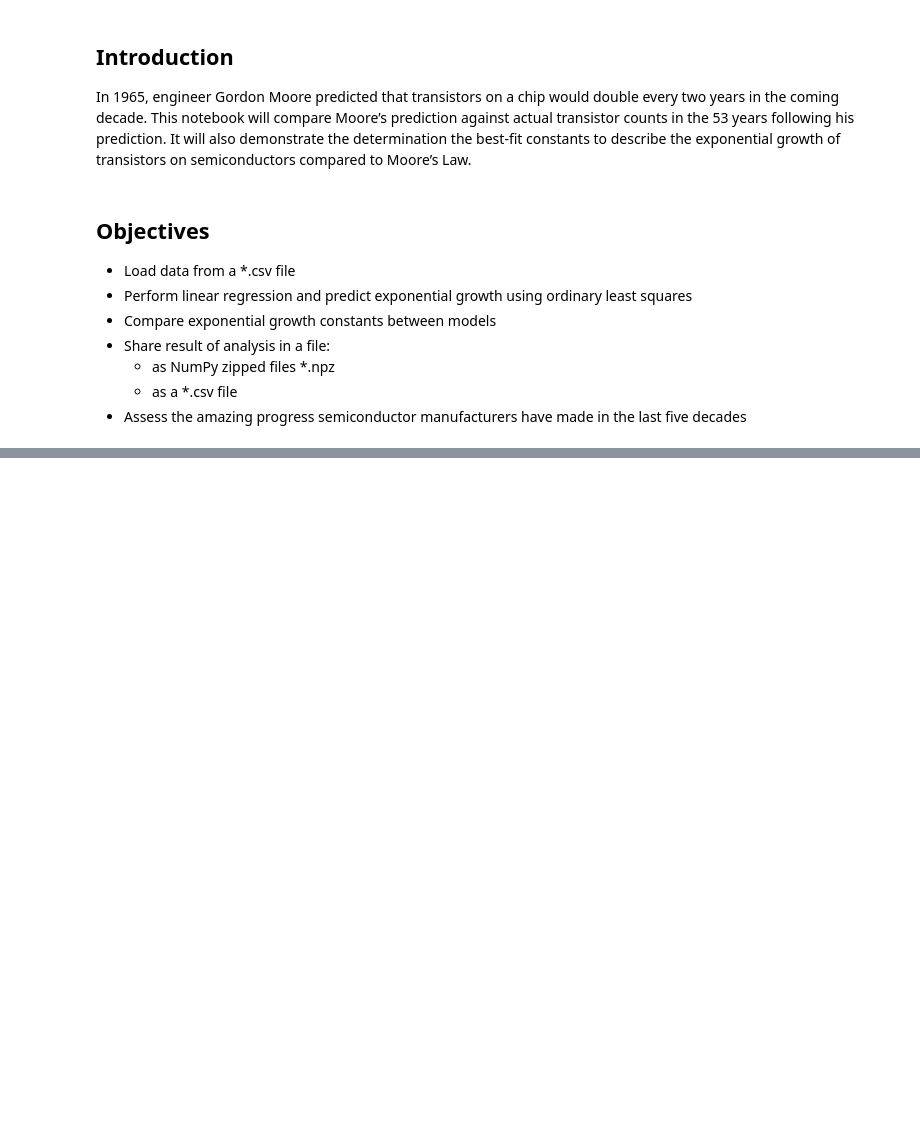
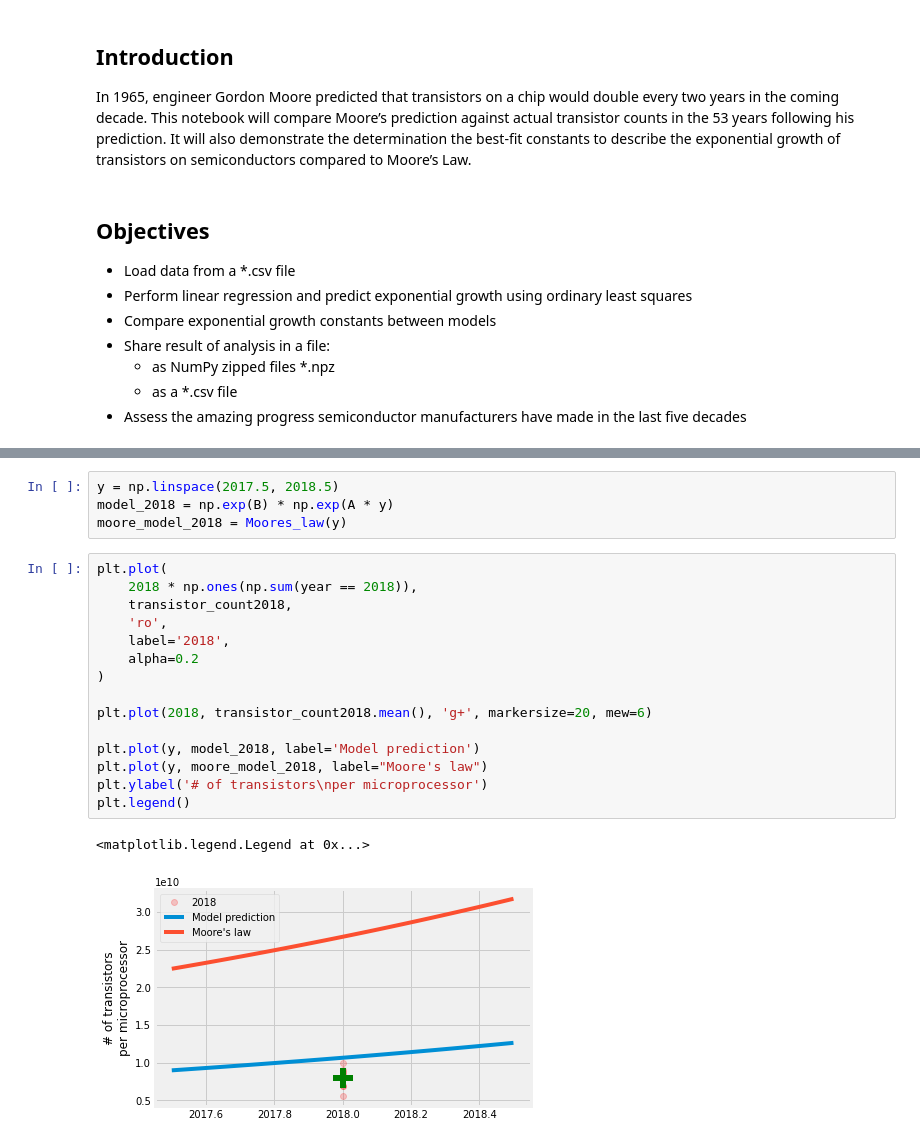
Before and after one commit to rifatrakib/practical-numpy, a Jupyter notebook: moore-law.ipynb, the cells around one changed output, grey strips where cells are left out. Saved outputs shown, nothing was run; the diff lists cells and outputs as text; blank space fills up the shorter version.

```diff
--- a/moore-law.ipynb
+++ b/moore-law.ipynb
@@ -38,0 +200,22 @@ In 1965, engineer Gordon Moore predicted that transistors on a chip would double
+# %%
+y = np.linspace(2017.5, 2018.5)
+model_2018 = np.exp(B) * np.exp(A * y)
+moore_model_2018 = Moores_law(y)
+# %%
+plt.plot(
+    2018 * np.ones(np.sum(year == 2018)),
+    transistor_count2018,
+    'ro',
+    label='2018',
+    alpha=0.2
+)
+
+plt.plot(2018, transistor_count2018.mean(), 'g+', markersize=20, mew=6)
+
+plt.plot(y, model_2018, label='Model prediction')
+plt.plot(y, moore_model_2018, label="Moore's law")
+plt.ylabel('# of transistors\nper microprocessor')
+plt.legend()
+# %% [output]
+<matplotlib.legend.Legend at 0x...>
+[figure, added]
```
Also changed, not shown: parts of 29 cells of this notebook, 2 other files.
